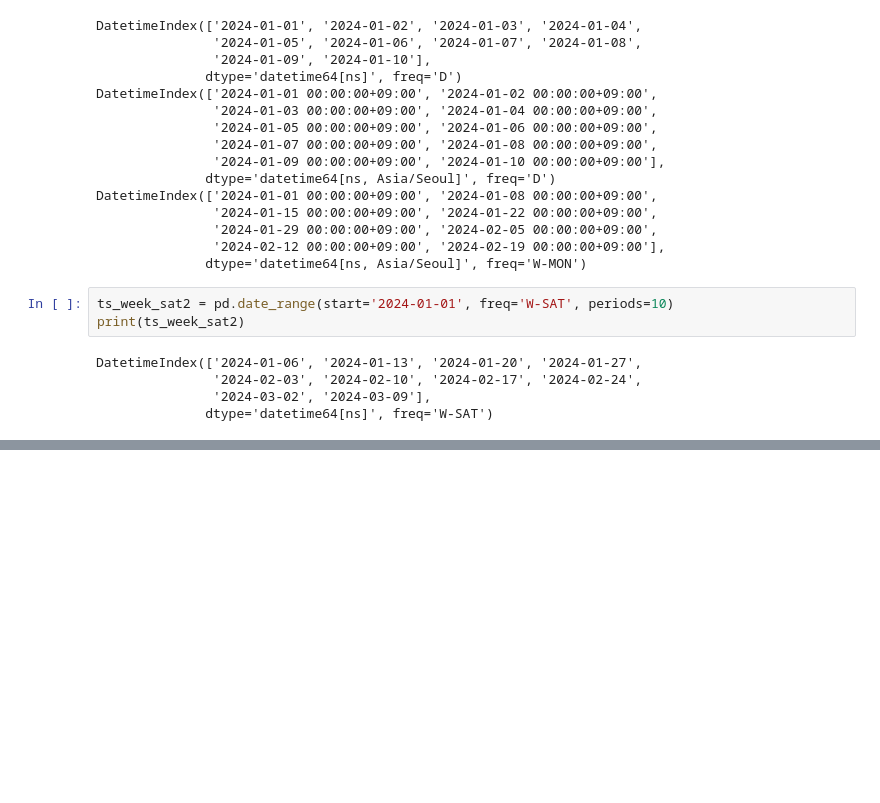
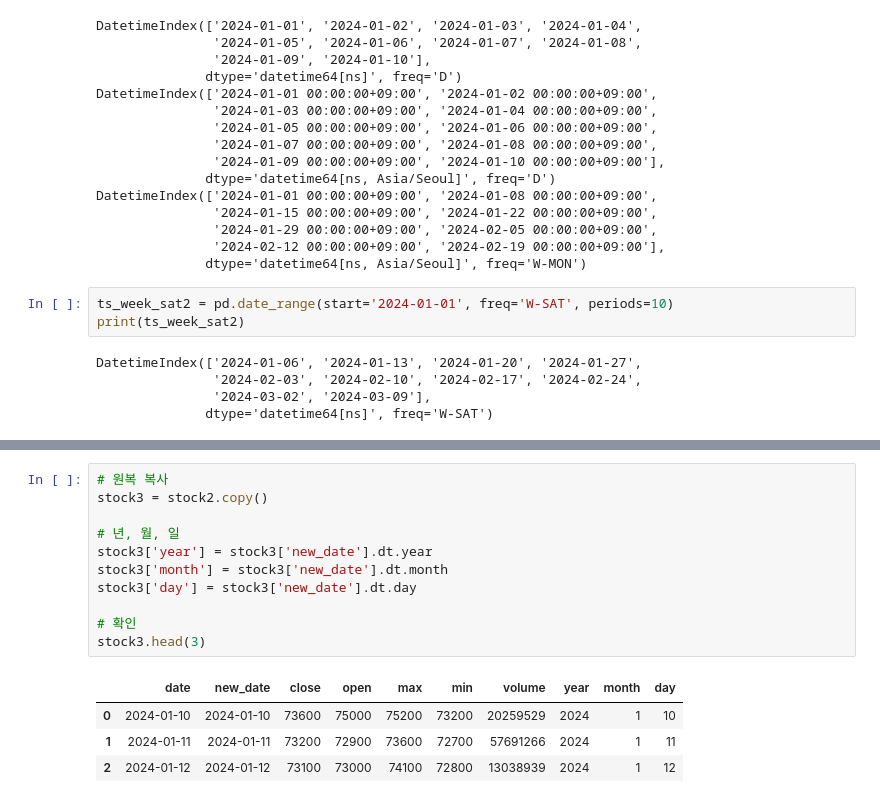
Before and after one commit to KimJeayool/python_pandas, a Jupyter notebook: 2024.03.23_시계열데이터.ipynb, the cells around one changed output, grey strips where cells are left out. Drawn from its saved outputs; the diff is of its cells as text; blank space fills up the shorter version.

```diff
--- a/2024.03.23_시계열데이터.ipynb
+++ b/2024.03.23_시계열데이터.ipynb
@@ -167,0 +186,16 @@ DatetimeIndex(['2024-01-06', '2024-01-13', '2024-01-20', '2024-01-27',
+# %%
+# 원복 복사
+stock3 = stock2.copy()
+
+# 년, 월, 일
+stock3['year'] = stock3['new_date'].dt.year
+stock3['month'] = stock3['new_date'].dt.month
+stock3['day'] = stock3['new_date'].dt.day
+
+# 확인
+stock3.head(3)
+# %% [output]
+|  | date | new_date | close | open | max | min | volume | year | month | day |
+| 0 | 2024-01-10 | 2024-01-10 | 73600 | 75000 | 75200 | 73200 | 20259529 | 2024 | 1 | 10 |
+| 1 | 2024-01-11 | 2024-01-11 | 73200 | 72900 | 73600 | 72700 | 57691266 | 2024 | 1 | 11 |
+| 2 | 2024-01-12 | 2024-01-12 | 73100 | 73000 | 74100 | 72800 | 13038939 | 2024 | 1 | 12 |
```
Also changed, not shown: parts of 5 cells of this notebook, 2 other files.
